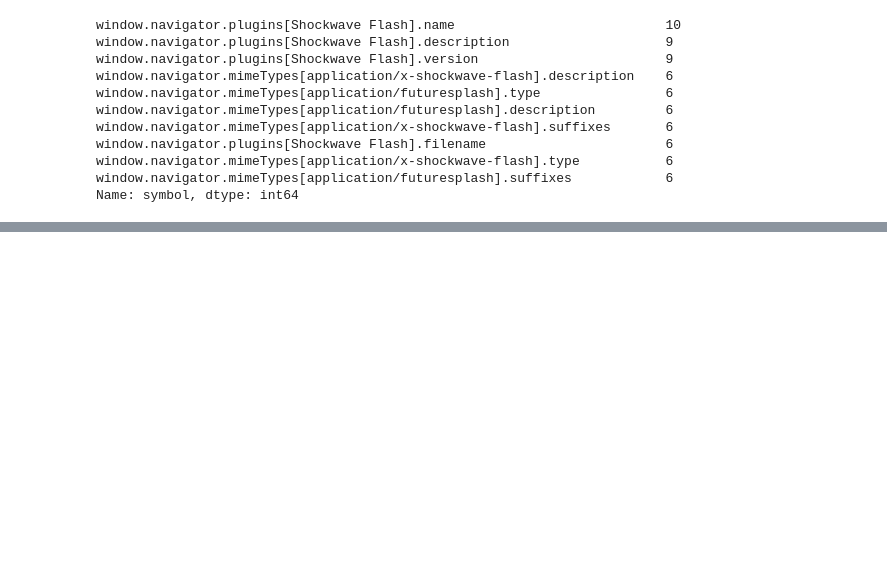
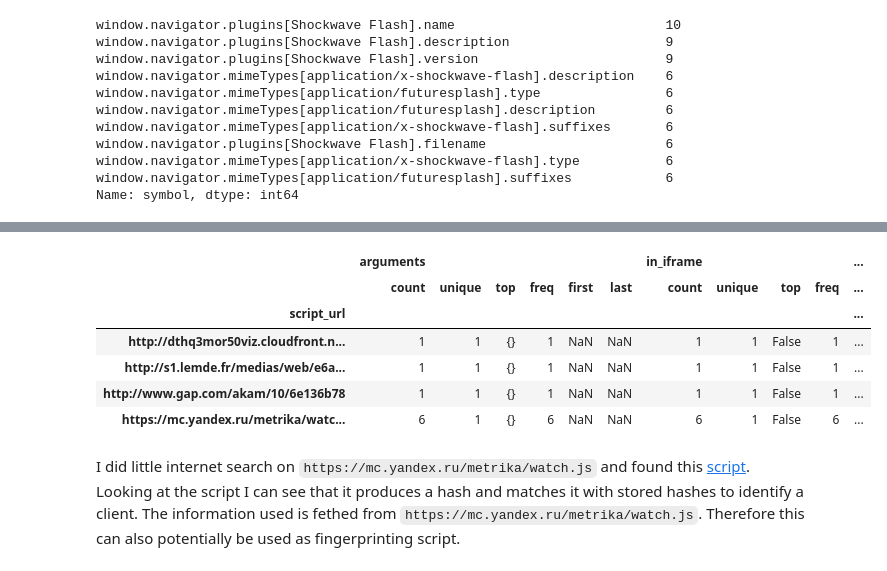
Before and after one commit to mozilla/Overscripted-Data-Analysis-Challenge, a Jupyter notebook: analyses/2019_03_15_Richa_Sharma_Analysis_Outreachy/Analysis in pandas.ipynb, the cells around one changed output, grey strips where cells are left out. Drawn from its saved outputs; the diff is of its cells as text; code cells hidden in the pictures; blank space fills up the shorter version.

```diff
--- a/analyses/2019_03_15_Richa_Sharma_Analysis_Outreachy/Analysis in pandas.ipynb
+++ b/analyses/2019_03_15_Richa_Sharma_Analysis_Outreachy/Analysis in pandas.ipynb
@@ -151,0 +279,12 @@ Name: symbol, dtype: int64
+# %%
+FuturesplashSuffixes.groupby(['script_url']).describe()
+# %% [output]
+|  | arguments |  |  |  |  |  | in_iframe |  |  |  | ... |
+|  | count | unique | top | freq | first | last | count | unique | top | freq | ... |
+| script_url |  |  |  |  |  |  |  |  |  |  | ... |
+| http://dthq3mor50viz.cloudfront.n... | 1 | 1 | {} | 1 | NaN | NaN | 1 | 1 | False | 1 | ... |
+| http://s1.lemde.fr/medias/web/e6a... | 1 | 1 | {} | 1 | NaN | NaN | 1 | 1 | False | 1 | ... |
+| http://www.gap.com/akam/10/6e136b78 | 1 | 1 | {} | 1 | NaN | NaN | 1 | 1 | False | 1 | ... |
+| https://mc.yandex.ru/metrika/watc... | 6 | 1 | {} | 6 | NaN | NaN | 6 | 1 | False | 6 | ... |
+# %% [markdown]
+I did little internet search on `https://mc.yandex.ru/metrika/watch.js` and found this [script](https://github.com/ValdikSS/p0f-mtu-script/blob/master/index.php). Looking at the script I can see that it produces a hash and matches it with stored hashes to identify a client. The information used is fethed from `https://mc.yandex.ru/metrika/watch.js`. Therefore this can also potentially be used as fingerprinting script.
```
Also changed, not shown: parts of 18 cells of this notebook, 1 other file.
